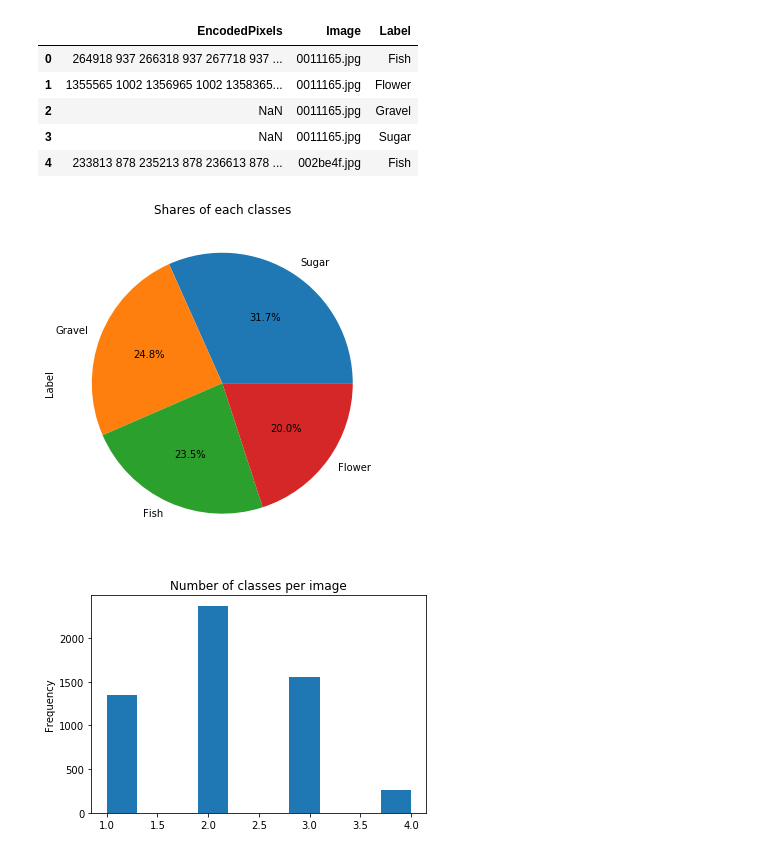
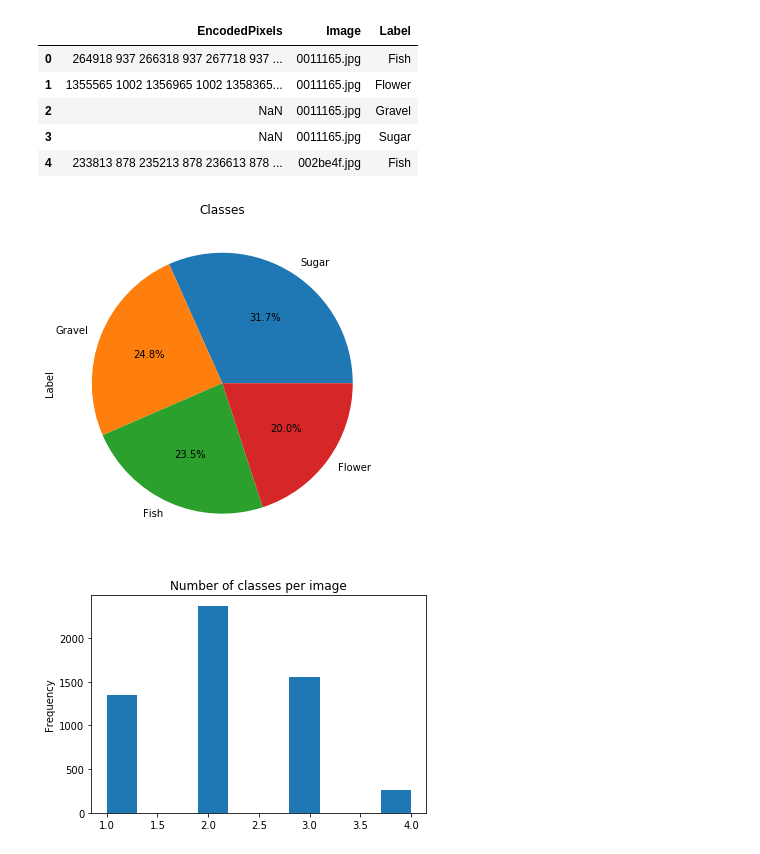
Before and after one commit to asafdar/cloud-image-classification-kaggle, a Jupyter notebook: Untitled.ipynb, the cells around one changed output. Cells and saved outputs as stored; diff of their text form; code cells hidden in the pictures.

Commit message:
Added images, updated README.md

```diff
--- a/Untitled.ipynb
+++ b/Untitled.ipynb
@@ -93,9 +93,9 @@ train.head()
 | 4 | 233813 878 235213 878 236613 878 ... | 002be4f.jpg | Fish |
 # %%
 train_with_mask = train.dropna(subset=["EncodedPixels"])
-ax = train_with_mask["Label"].value_counts().plot(kind="pie", autopct='%1.1f%%', title="Shares of each classes", figsize=(10, 6))
+ax = train_with_mask["Label"].value_counts().plot(kind="pie", autopct='%1.1f%%', title="Classes", figsize=(10, 6))
 # %% [output]
-[figure, old version]
+[figure, new version]
 # %%
 class_counts = train.dropna(subset=["EncodedPixels"]).groupby("Image")["Label"].nunique()
 ax = class_counts.plot(kind="hist", title="Number of classes per image")
```
Also changed, not shown: parts of 1 cell of this notebook, 7 other files.
